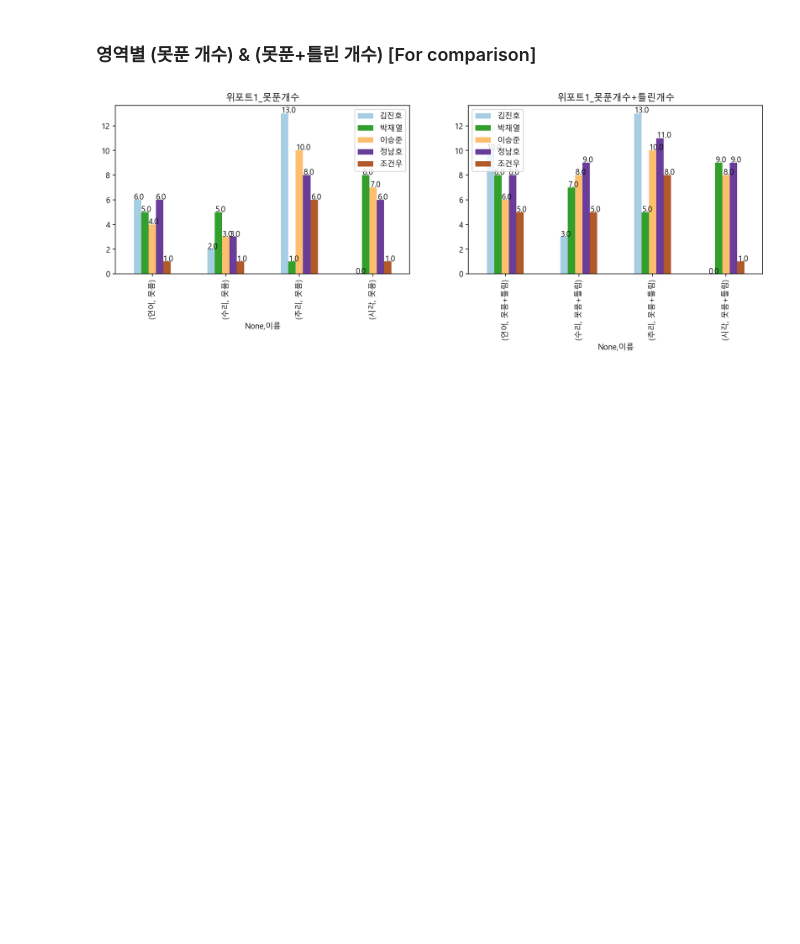
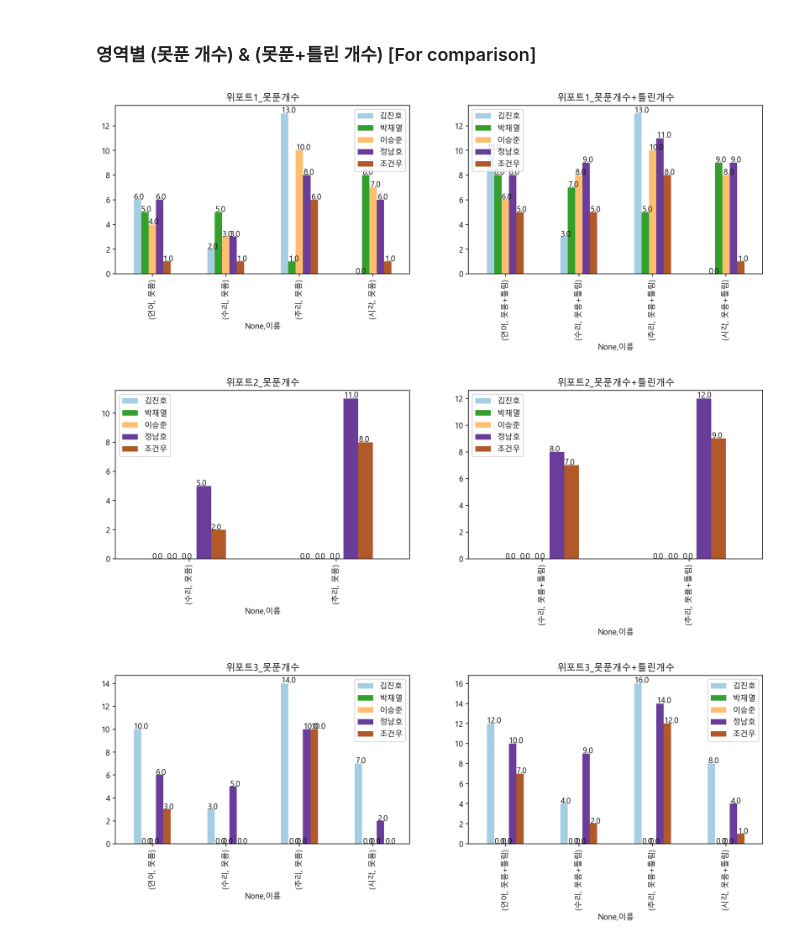
Before and after one commit to jeongnamho/gsat, a Jupyter notebook: 20_second/weport.ipynb, the cells around one changed output. Drawn from its saved outputs; the diff is of its cells as text; code cells hidden in the pictures; blank space fills up the shorter version.

```diff
--- a/20_second/weport.ipynb
+++ b/20_second/weport.ipynb
@@ -137,44 +152,46 @@ plt.show()
 # %%
 figure, (ax1, ax2) = plt.subplots(nrows=1, ncols=2)
 figure.set_size_inches(15,4)
 weport1_nonreplied.T.plot(kind="bar", legend=True, ax=ax1, title="위포트1_못푼개수", cmap="Paired")
 weport1_total.T.plot(kind="bar", legend=True, ax=ax2, title="위포트1_못푼개수+틀린개수", cmap="Paired")
 for p in ax1.patches:
     ax1.annotate(str(p.get_height()), (p.get_x() * 1.005, p.get_height() * 1.005))
 for q in ax2.patches :
     ax2.annotate(str(q.get_height()), (q.get_x() * 1.005, q.get_height() * 1.005))
 plt.show()
 
 
-# figure, (ax1, ax2) = plt.subplots(nrows=1, ncols=2)
-# figure.set_size_inches(15,4)
-# weport2_nonreplied[["수리", "추리"]].T.plot(kind="bar", legend=True, ax=ax1, title="위포트2_못푼개수", cmap="Paired")
-# weport2_total[["수리", "추리"]].T.plot(kind="bar", legend=True, ax=ax2, title="위포트2_못푼개수+틀린개수", cmap="Paired")
-# for p in ax1.patches:
-#     ax1.annotate(str(p.get_height()), (p.get_x() * 1.005, p.get_height() * 1.005))
-# for q in ax2.patches :
-#     ax2.annotate(str(q.get_height()), (q.get_x() * 1.005, q.get_height() * 1.005))
-# plt.show()
+figure, (ax1, ax2) = plt.subplots(nrows=1, ncols=2)
+figure.set_size_inches(15,4)
+weport2_nonreplied[["수리", "추리"]].T.plot(kind="bar", legend=True, ax=ax1, title="위포트2_못푼개수", cmap="Paired")
+weport2_total[["수리", "추리"]].T.plot(kind="bar", legend=True, ax=ax2, title="위포트2_못푼개수+틀린개수", cmap="Paired")
+for p in ax1.patches:
+    ax1.annotate(str(p.get_height()), (p.get_x() * 1.005, p.get_height() * 1.005))
+for q in ax2.patches :
+    ax2.annotate(str(q.get_height()), (q.get_x() * 1.005, q.get_height() * 1.005))
+plt.show()
 
 
-# figure, (ax1, ax2) = plt.subplots(nrows=1, ncols=2)
-# figure.set_size_inches(15,4)
-# weport3_nonreplied.T.plot(kind="bar", legend=True, ax=ax1, title="위포트3_못푼개수", cmap="Paired")
-# weport3_total.T.plot(kind="bar", legend=True, ax=ax2, title="위포트3_못푼개수+틀린개수", cmap="Paired")
-# for p in ax1.patches:
-#     ax1.annotate(str(p.get_height()), (p.get_x() * 1.005, p.get_height() * 1.005))
-# for q in ax2.patches :
-#     ax2.annotate(str(q.get_height()), (q.get_x() * 1.005, q.get_height() * 1.005))
-# plt.show()
+figure, (ax1, ax2) = plt.subplots(nrows=1, ncols=2)
+figure.set_size_inches(15,4)
+weport3_nonreplied.T.plot(kind="bar", legend=True, ax=ax1, title="위포트3_못푼개수", cmap="Paired")
+weport3_total.T.plot(kind="bar", legend=True, ax=ax2, title="위포트3_못푼개수+틀린개수", cmap="Paired")
+for p in ax1.patches:
+    ax1.annotate(str(p.get_height()), (p.get_x() * 1.005, p.get_height() * 1.005))
+for q in ax2.patches :
+    ax2.annotate(str(q.get_height()), (q.get_x() * 1.005, q.get_height() * 1.005))
+plt.show()
 
 # figure, (ax1, ax2) = plt.subplots(nrows=1, ncols=2)
 # figure.set_size_inches(15,4)
 # weport4_nonreplied.T.plot(kind="bar", legend=True, ax=ax1, title="위포트4_못푼개수", cmap="Paired")
 # weport4_total.T.plot(kind="bar", legend=True, ax=ax2, title="위포트4_못푼개수+틀린개수", cmap="Paired")
 # for p in ax1.patches:
 #     ax1.annotate(str(p.get_height()), (p.get_x() * 1.005, p.get_height() * 1.005))
 # for q in ax2.patches :
 #     ax2.annotate(str(q.get_height()), (q.get_x() * 1.005, q.get_height() * 1.005))
 # plt.show()
 # %% [output]
 [figure]
+[figure, added]
+[figure, added]
```
Also changed, not shown: parts of 4 cells of this notebook, 2 other files.
